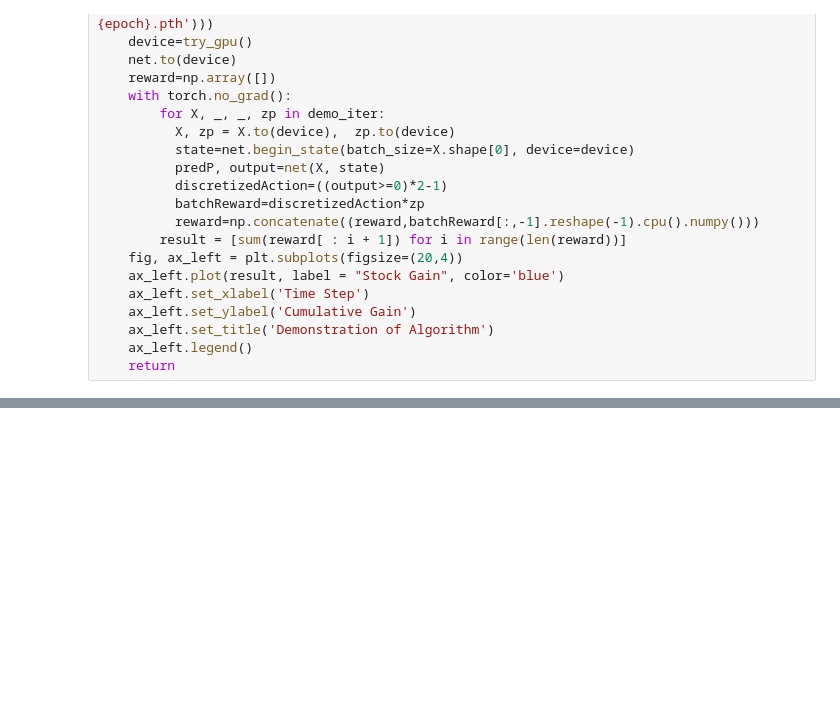
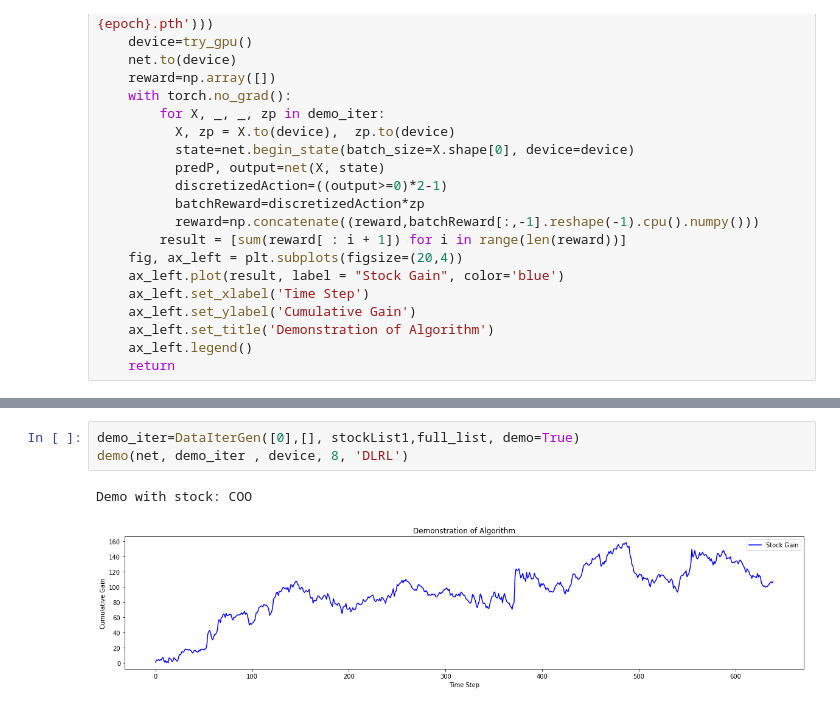
Before and after one commit to Lingfeng158/TFJ-DRL-Replication, a Jupyter notebook: src/Project_2_with_coint.ipynb, the cells around one changed output, grey strips where cells are left out. Cells and saved outputs as stored; diff of their text form; blank space fills up the shorter version.

```diff
--- a/src/Project_2_with_coint.ipynb
+++ b/src/Project_2_with_coint.ipynb
@@ -576,0 +582,6 @@ Demo with stock: CCL
+# %%
+demo_iter=DataIterGen([0],[], stockList1,full_list, demo=True)
+demo(net, demo_iter , device, 8, 'DLRL')
+# %% [output]
+Demo with stock: COO
+[figure, added]
```
Also changed, not shown: parts of 8 cells of this notebook.
